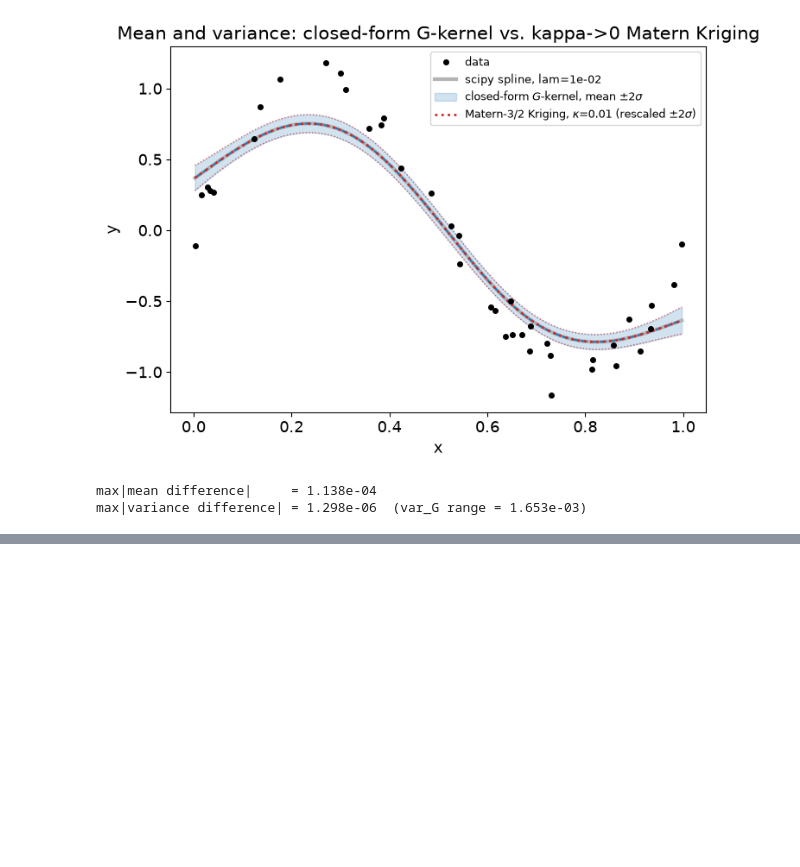
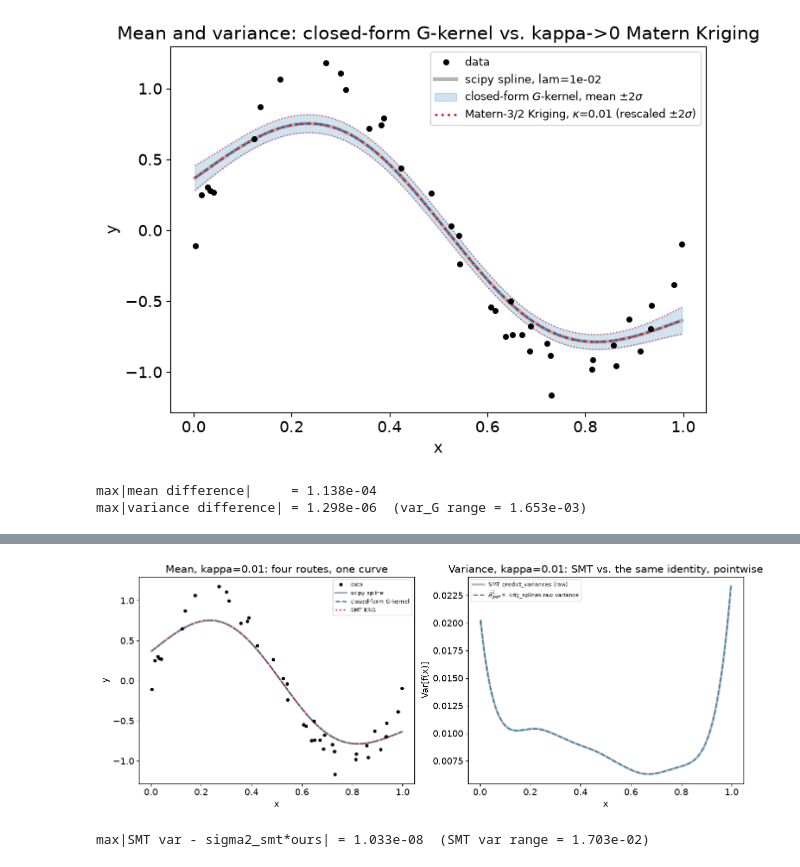
Before and after one commit to nomad-vagabond/krig-splines, a Jupyter notebook: notebooks/spline_variance_without_kriging.ipynb, the cells around one changed output, grey strips where cells are left out. Cells and saved outputs as stored; diff of their text form; code cells hidden in the pictures; blank space fills up the shorter version.

```diff
--- a/notebooks/spline_variance_without_kriging.ipynb
+++ b/notebooks/spline_variance_without_kriging.ipynb
@@ -276,0 +403,39 @@ max|variance difference| = 1.298e-06  (var_G range = 1.653e-03)
+# %%
+kappa_viz = 0.01
+noise_viz = 4 * kappa_viz**3 * lam
+k_viz = fit_smt_krg(kappa_viz, lam)
+sigma2_viz = k_viz.optimal_par["sigma2"][0]
+
+mean_smt_viz = k_viz.predict_values(x_dense.reshape(-1, 1)).ravel()
+var_smt_viz = k_viz.predict_variances(x_dense.reshape(-1, 1)).ravel()
+
+Km_viz = matern32(np.abs(x[:, None] - x[None, :]), kappa_viz)
+Kmt_viz = matern32(np.abs(x_dense[:, None] - x[None, :]), kappa_viz)
+Kmss_viz = np.ones(len(x_dense))
+var_ours_raw_viz = saddle_point_variance(Km_viz, P, noise_viz, Kmt_viz, Pt, Kmss_viz)
+
+fig, axs = plt.subplots(1, 2, figsize=(13, 5), constrained_layout=True)
+
+# Left: means -- all four should be visually indistinguishable at this kappa.
+axs[0].plot(x, y, "o", ms=4, color="k", label="data", zorder=5)
+axs[0].plot(x_dense, target, lw=3, color="0.7", label="scipy spline")
+axs[0].plot(x_dense, f_G, "--", color="C0", lw=1.8, label="closed-form G-kernel")
+axs[0].plot(x_dense, mean_smt_viz, ":", color="C3", lw=2.2, label="SMT KRG")
+axs[0].set(xlabel="x", ylabel="y", title=f"Mean, kappa={kappa_viz}: four routes, one curve")
+axs[0].legend(fontsize=8)
+
+# Right: SMT's own raw variance vs. sigma2_smt * (our raw, sigma^2=1-convention)
+# variance -- the identity Part 4 derives, shown pointwise across the whole
+# domain rather than as a single max-error number.
+axs[1].plot(x_dense, var_smt_viz, lw=3, color="0.7", label="SMT predict_variances (raw)")
+axs[1].plot(x_dense, sigma2_viz * var_ours_raw_viz, "--", color="C0", lw=1.8,
+             label=r"$\hat\sigma^2_{SMT}\times$ krig_splines raw variance")
+axs[1].set(xlabel="x", ylabel="Var[f(x)]", title=f"Variance, kappa={kappa_viz}: SMT vs. the same identity, pointwise")
+axs[1].legend(fontsize=8)
+
+plt.show()
+print(f"max|SMT var - sigma2_smt*ours| = {np.max(np.abs(var_smt_viz - sigma2_viz*var_ours_raw_viz)):.3e}"
+      f"  (SMT var range = {np.ptp(var_smt_viz):.3e})")
+# %% [output]
+[figure, added]
+max|SMT var - sigma2_smt*ours| = 1.033e-08  (SMT var range = 1.703e-02)
```
Also changed, not shown: parts of 11 cells of this notebook.
